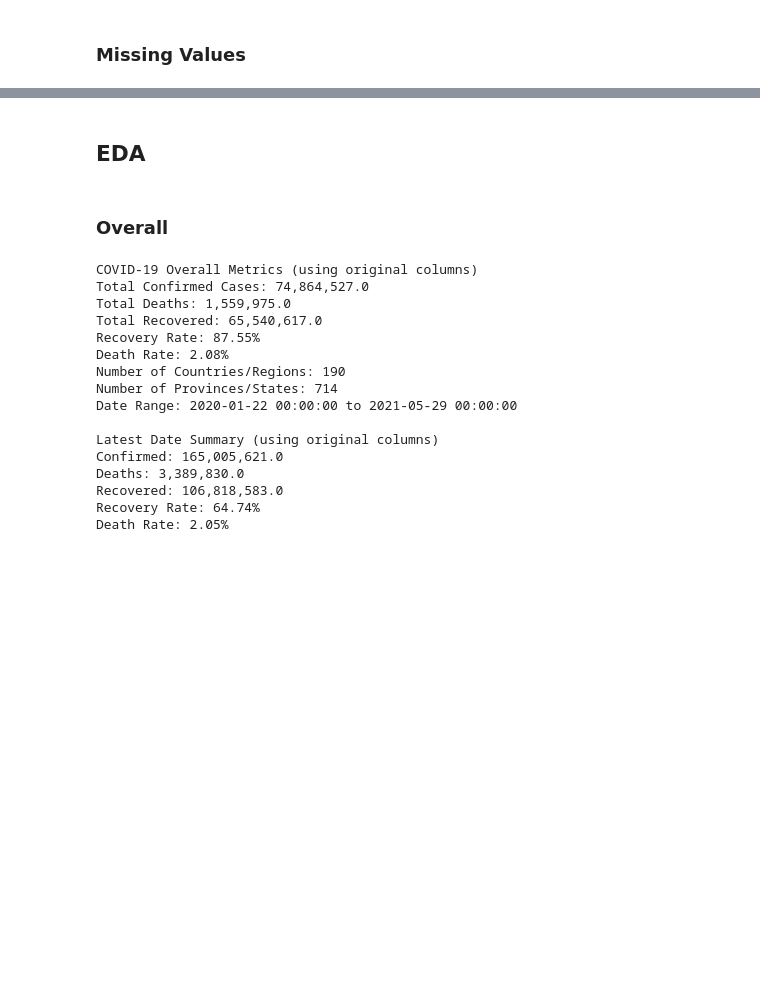
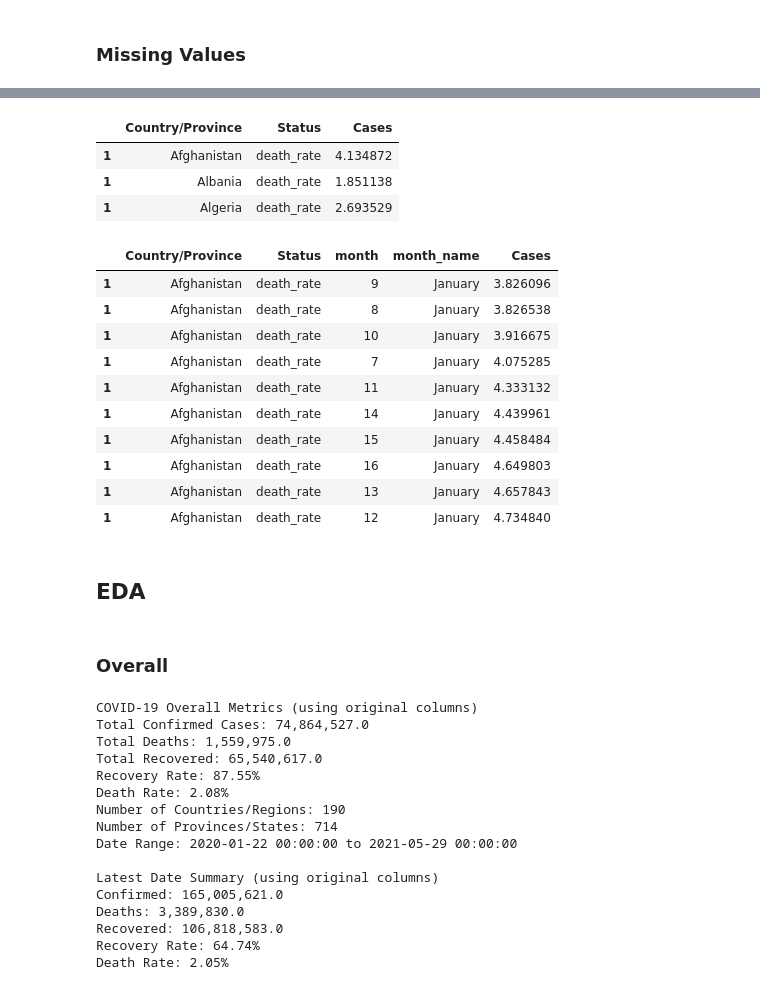
Before and after one commit to Papagiannopoulos/CoVid19-global-dashboard, a Jupyter notebook: Programs/data_cleaning.ipynb, the cells around one changed output, grey strips where cells are left out. Drawn from its saved outputs; the diff is of its cells as text; code cells hidden in the pictures; blank space fills up the shorter version.

```diff
--- a/Programs/data_cleaning.ipynb
+++ b/Programs/data_cleaning.ipynb
@@ -337,0 +229,4 @@ NameError: name 'a' is not defined
+# %%
+# Aggregate data
+datalong = datalong.groupby(['Country/Province', 'Status', 'Date'], dropna=False).agg({'Lat':'mean', 'Long':'mean', 'Cases': 'sum'}).reset_index()
+#datalong[datalong['Country/Province'] == 'China:Henan'] # e.g.
@@ -443,2 +294,58 @@ main_df = main_df[
+# %%
+#Overall metrics
+total = datalong.groupby(['Country/Province', 'Status'])['Cases'].max().reset_index()
+out = pd.DataFrame()
+for country in total['Country/Province'].unique():
+    d = total[total['Country/Province'] == country]
+    if len(d['Status'].unique()) == 3:
+        recovery_rate = (d[d['Status'] == 'recovered']['Cases'].values[0] / d[d['Status'] == 'confirmed']['Cases'].values[0])*100
+        death_rate = (d[d['Status'] == 'death']['Cases'].values[0] / d[d['Status'] == 'confirmed']['Cases'].values[0])*100
+    elif len(d['Status'].unique()) == 2:
+        death_rate = (d[d['Status'] == 'death']['Cases'].values[0] / d[d['Status'] == 'confirmed']['Cases'].values[0])*100
+    out = pd.concat([out, pd.DataFrame({
+        'Country/Province': country,
+        'Status': ['recovery_rate', 'death_rate'],
+        'Cases': [recovery_rate, death_rate],
+            })])
+total = pd.concat([total, out], axis = 0).sort_values(by = ['Country/Province', 'Cases']).fillna(0)
+total.loc[total['Status'] == 'death_rate', :].head(3)
+# %% [output]
+|  | Country/Province | Status | Cases |
+| 1 | Afghanistan | death_rate | 4.134872 |
+| 1 | Albania | death_rate | 1.851138 |
+| 1 | Algeria | death_rate | 2.693529 |
+# %%
+#Monthly metrics
+monthly = datalong.groupby(['Country/Province', 'Status', 'month', 'month_name'])['Cases'].max().reset_index()
+out = pd.DataFrame()
+for country in monthly['Country/Province'].unique():
+    for month in monthly['month'].unique():
+        d = monthly[monthly['Country/Province'] == country]
+        if len(d['Status'].unique()) == 3:
+            recovery_rate = (d[(d['Status'] == 'recovered') & (d['month'] == month)]['Cases'].values[0] / d[(d['Status'] == 'confirmed') & ((d['month'] == month))]['Cases'].values[0])*100
+            death_rate = (d[(d['Status'] == 'death') & ((d['month'] == month))]['Cases'].values[0] / d[(d['Status'] == 'confirmed') & ((d['month'] == month))]['Cases'].values[0])*100
+        elif len(d['Status'].unique()) == 2:
+            death_rate = (d[(d['Status'] == 'death') & ((d['month'] == month))]['Cases'].values[0] / d[(d['Status'] == 'confirmed') & ((d['month'] == month))]['Cases'].values[0])*100
+        out = pd.concat([out, pd.DataFrame({
+            'Country/Province': country,
+            'Status': ['recovery_rate', 'death_rate'],
+            'month': month,
+            'month_name': d['month_name'].values[0],
+            'Cases': [recovery_rate, death_rate],
+                })])
+monthly = pd.concat([monthly, out], axis = 0).sort_values(by = ['Country/Province', 'Cases']).fillna(0)
+monthly.loc[monthly['Status'] == 'death_rate', :].head(10)
+# %% [output]
+|  | Country/Province | Status | month | month_name | Cases |
+| 1 | Afghanistan | death_rate | 9 | January | 3.826096 |
+| 1 | Afghanistan | death_rate | 8 | January | 3.826538 |
+| 1 | Afghanistan | death_rate | 10 | January | 3.916675 |
+| 1 | Afghanistan | death_rate | 7 | January | 4.075285 |
+| 1 | Afghanistan | death_rate | 11 | January | 4.333132 |
+| 1 | Afghanistan | death_rate | 14 | January | 4.439961 |
+| 1 | Afghanistan | death_rate | 15 | January | 4.458484 |
+| 1 | Afghanistan | death_rate | 16 | January | 4.649803 |
+| 1 | Afghanistan | death_rate | 13 | January | 4.657843 |
+| 1 | Afghanistan | death_rate | 12 | January | 4.734840 |
 # %% [markdown]
 ## EDA
```
Also changed, not shown: parts of 29 cells of this notebook.
